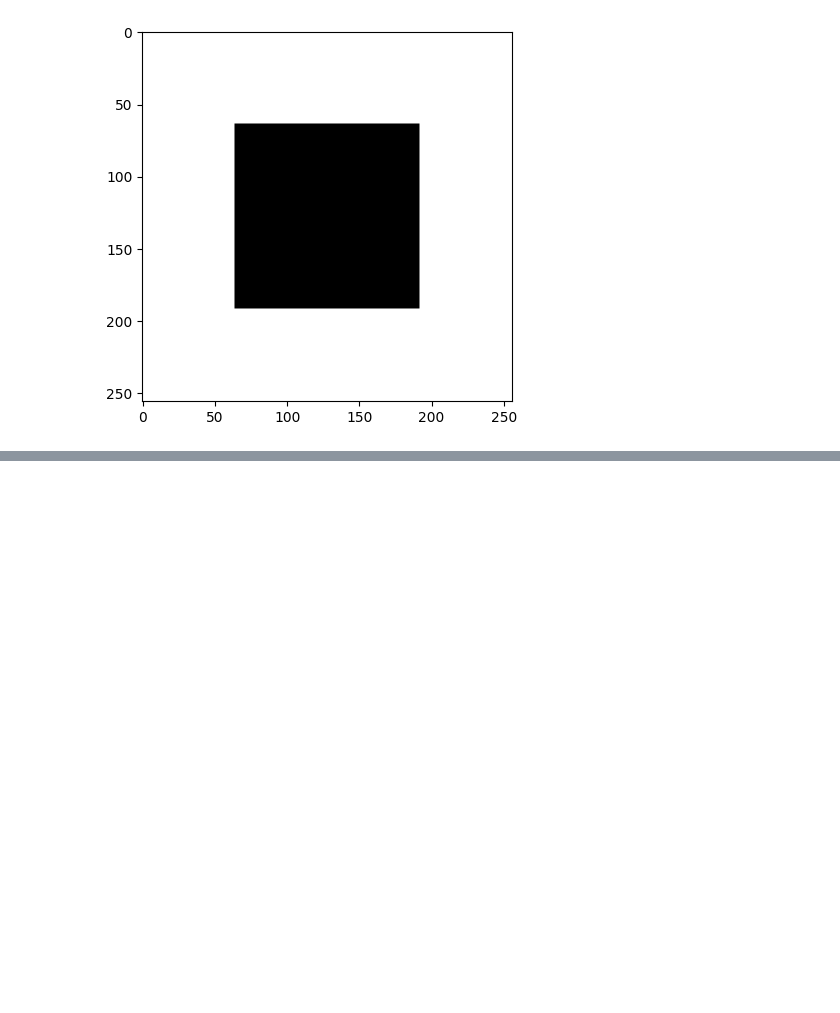
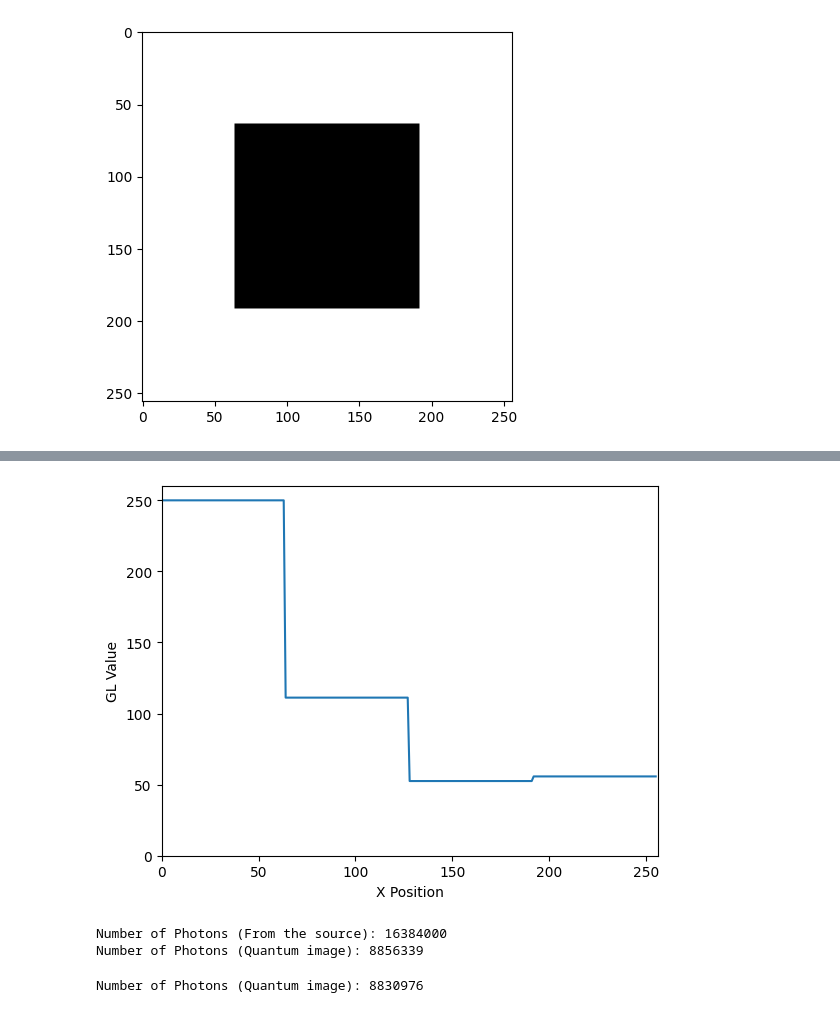
Before and after one commit to Leo00010011/IPBMI_Notebooks, a Jupyter notebook: E5/IPBMA_5_Projection_Radiography.ipynb, the cells around one changed output, grey strips where cells are left out. Cells and saved outputs as stored; diff of their text form; code cells hidden in the pictures; blank space fills up the shorter version.

```diff
--- a/E5/IPBMA_5_Projection_Radiography.ipynb
+++ b/E5/IPBMA_5_Projection_Radiography.ipynb
@@ -105,0 +115,24 @@ ValueError: Unknown format code 'd' for object of type 'float'
+# %%
+plotLineH(qImage, 128)
+# %% [output]
+[figure, added]
+# %%
+# Get Number of Photoms
+
+nSI= N0*size*size
+print(f'Number of Photons (From the source): {nSI:d}')
+
+nQI= getNumberPhotons(qImage)
+print(f'Number of Photons (Quantum image): {nQI:d}')
+
+assert nSI > nQI, "Something wrong happens"
+# %% [output]
+Number of Photons (From the source): 16384000
+Number of Photons (Quantum image): 8856339
+# %%
+# Get Distribution of the Photons per Cell
+
+nPC= getNumberPhotonsCell(qImage, N0 + 3*int(np.sqrt(N0)))
+print(f'Number of Photons (Quantum image): {int(sum(nPC[1])):d}')
+# %% [output]
+Number of Photons (Quantum image): 8830976
```
Also changed, not shown: parts of 30 cells of this notebook, 2 other files.
